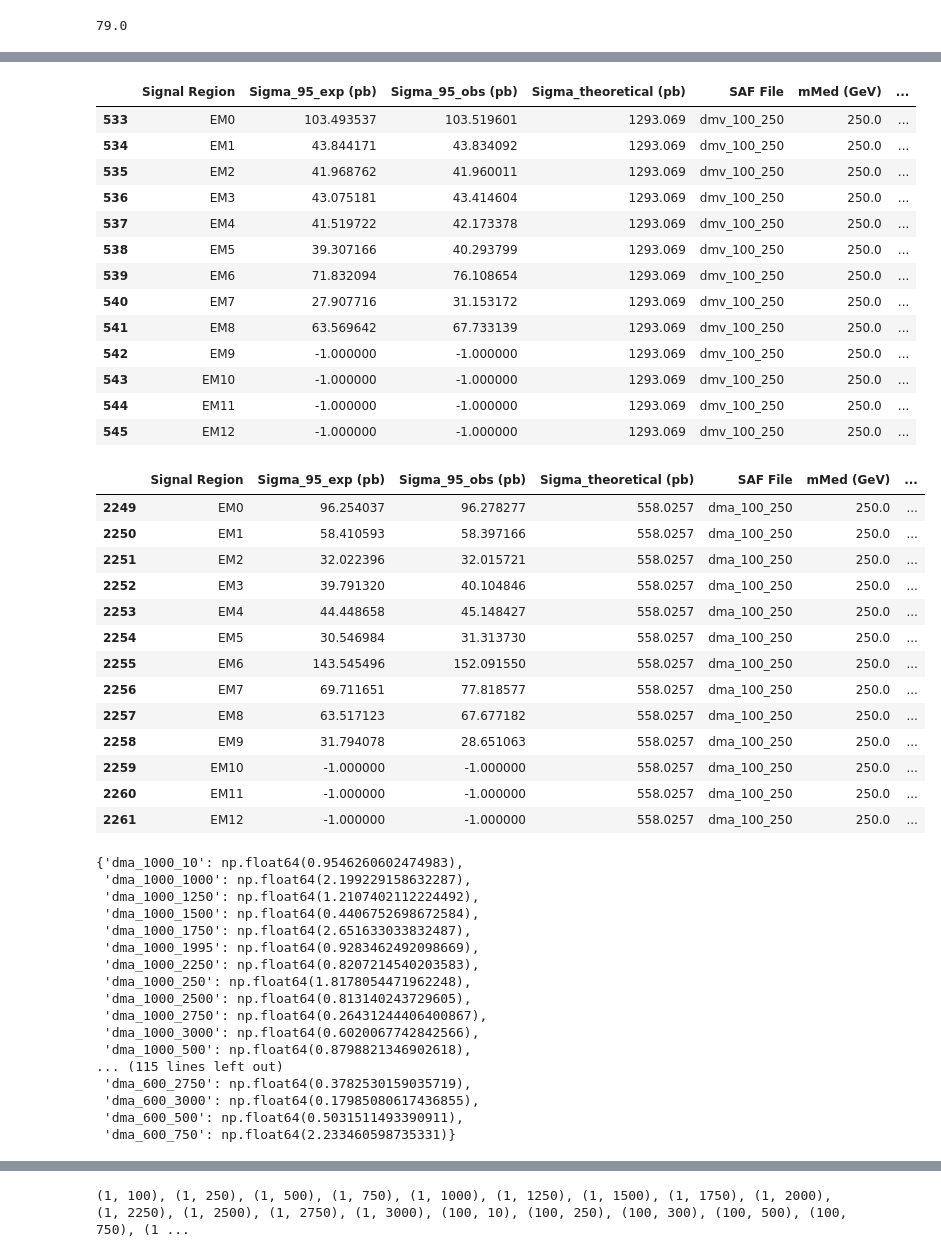
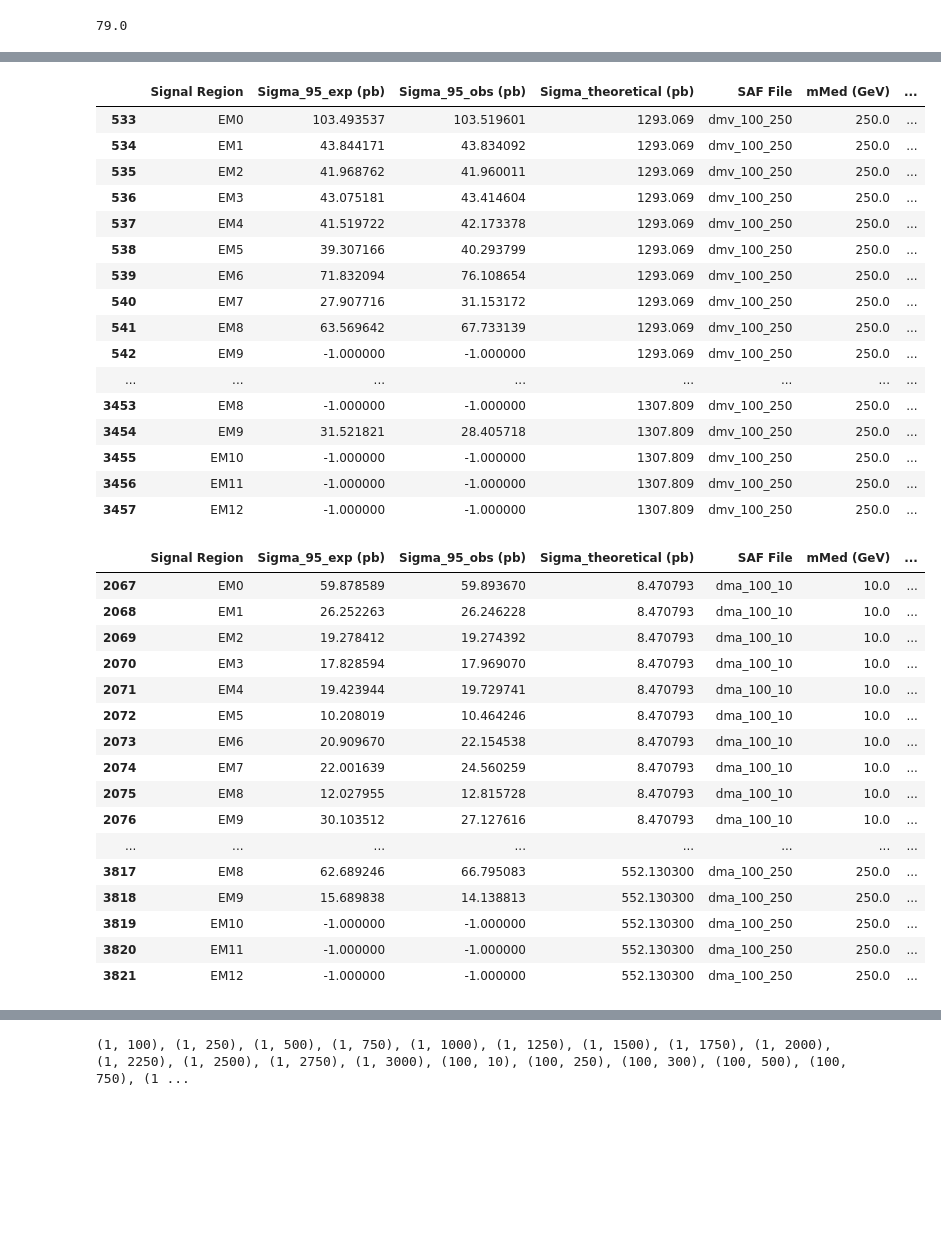
Before and after one commit to andlessa/MonoXSMS, a Jupyter notebook: ATLAS-EXOT-2018-06/notebooks/CutFlow_Spin1_comp.ipynb, the cells around one changed output, grey strips where cells are left out. Saved outputs shown, nothing was run; the diff lists cells and outputs as text; code cells hidden in the pictures; blank space fills up the shorter version.

```diff
--- a/ATLAS-EXOT-2018-06/notebooks/CutFlow_Spin1_comp.ipynb
+++ b/ATLAS-EXOT-2018-06/notebooks/CutFlow_Spin1_comp.ipynb
@@ -79,9 +79,16 @@ pd.read_pickle('../ma5Results_vector_all_effs-correct.pcl')
 # %% [output]
 79.0
 # %%
-df_a1 = pd.read_pickle('../ma5Results_axial_eff-correct.pcl')
-df_a2 = pd.read_pickle('../ma5Results_axial_add_effs-correct.pcl')
-dfs_a = [df_a1, df_a2]
+df_a1 = pd.read_pickle('../ma5Results_axial_all.pcl')
+df_a2 = pd.read_pickle('../ma5Results_axial_all_add.pcl')
+df_a3 = pd.read_pickle('../ma5_axial_all_add/ma5Results_axial_all_fix.pcl')
+dfs_a = [df_a1, df_a2, df_a3]
 
 df_a = pd.concat(dfs_a, ignore_index=True)
-df_v = pd.read_pickle('../ma5Results_vector_all_effs-correct.pcl')
+
+df_v1 = pd.read_pickle('../ma5Results_vector_all.pcl')
+df_v2 = pd.read_pickle('../ma5_vector_all_add/ma5Results_vector_all_fix.pcl')
+dfs_v = [df_v1, df_v2]
+df_v = pd.concat(dfs_v, ignore_index=True)
+# %%
+df_v = df_v[~(df_v['mMed (GeV)']==300.)]
@@ -175,43 +222,29 @@ dataVec[(dataVec['mMed (GeV)'] == 250)&(dataVec['mchi (GeV)'] == 100)]
 | 540 | EM7 | 27.907716 | 31.153172 | 1293.069 | dmv_100_250 | 250.0 | ... |
 | 541 | EM8 | 63.569642 | 67.733139 | 1293.069 | dmv_100_250 | 250.0 | ... |
 | 542 | EM9 | -1.000000 | -1.000000 | 1293.069 | dmv_100_250 | 250.0 | ... |
-| 543 | EM10 | -1.000000 | -1.000000 | 1293.069 | dmv_100_250 | 250.0 | ... |
-| 544 | EM11 | -1.000000 | -1.000000 | 1293.069 | dmv_100_250 | 250.0 | ... |
-| 545 | EM12 | -1.000000 | -1.000000 | 1293.069 | dmv_100_250 | 250.0 | ... |
+| ... | ... | ... | ... | ... | ... | ... | ... |
+| 3453 | EM8 | -1.000000 | -1.000000 | 1307.809 | dmv_100_250 | 250.0 | ... |
+| 3454 | EM9 | 31.521821 | 28.405718 | 1307.809 | dmv_100_250 | 250.0 | ... |
+| 3455 | EM10 | -1.000000 | -1.000000 | 1307.809 | dmv_100_250 | 250.0 | ... |
+| 3456 | EM11 | -1.000000 | -1.000000 | 1307.809 | dmv_100_250 | 250.0 | ... |
+| 3457 | EM12 | -1.000000 | -1.000000 | 1307.809 | dmv_100_250 | 250.0 | ... |
 # %%
-dataAx[(dataAx['mMed (GeV)'] == 250)&(dataAx['mchi (GeV)'] == 100)]
+dataAx[(dataAx['mchi (GeV)'] == 100)&(dataAx['mMed (GeV)'] < 500)]
 # %% [output]
 |  | Signal Region | Sigma_95_exp (pb) | Sigma_95_obs (pb) | Sigma_theoretical (pb) | SAF File | mMed (GeV) | ... |
-| 2249 | EM0 | 96.254037 | 96.278277 | 558.0257 | dma_100_250 | 250.0 | ... |
-| 2250 | EM1 | 58.410593 | 58.397166 | 558.0257 | dma_100_250 | 250.0 | ... |
-| 2251 | EM2 | 32.022396 | 32.015721 | 558.0257 | dma_100_250 | 250.0 | ... |
-| 2252 | EM3 | 39.791320 | 40.104846 | 558.0257 | dma_100_250 | 250.0 | ... |
-| 2253 | EM4 | 44.448658 | 45.148427 | 558.0257 | dma_100_250 | 250.0 | ... |
-| 2254 | EM5 | 30.546984 | 31.313730 | 558.0257 | dma_100_250 | 250.0 | ... |
-| 2255 | EM6 | 143.545496 | 152.091550 | 558.0257 | dma_100_250 | 250.0 | ... |
-| 2256 | EM7 | 69.711651 | 77.818577 | 558.0257 | dma_100_250 | 250.0 | ... |
-| 2257 | EM8 | 63.517123 | 67.677182 | 558.0257 | dma_100_250 | 250.0 | ... |
-| 2258 | EM9 | 31.794078 | 28.651063 | 558.0257 | dma_100_250 | 250.0 | ... |
-| 2259 | EM10 | -1.000000 | -1.000000 | 558.0257 | dma_100_250 | 250.0 | ... |
-| 2260 | EM11 | -1.000000 | -1.000000 | 558.0257 | dma_100_250 | 250.0 | ... |
-| 2261 | EM12 | -1.000000 | -1.000000 | 558.0257 | dma_100_250 | 250.0 | ... |
+| 2067 | EM0 | 59.878589 | 59.893670 | 8.470793 | dma_100_10 | 10.0 | ... |
+| 2068 | EM1 | 26.252263 | 26.246228 | 8.470793 | dma_100_10 | 10.0 | ... |
+| 2069 | EM2 | 19.278412 | 19.274392 | 8.470793 | dma_100_10 | 10.0 | ... |
+| 2070 | EM3 | 17.828594 | 17.969070 | 8.470793 | dma_100_10 | 10.0 | ... |
+| 2071 | EM4 | 19.423944 | 19.729741 | 8.470793 | dma_100_10 | 10.0 | ... |
+| 2072 | EM5 | 10.208019 | 10.464246 | 8.470793 | dma_100_10 | 10.0 | ... |
+| 2073 | EM6 | 20.909670 | 22.154538 | 8.470793 | dma_100_10 | 10.0 | ... |
+| 2074 | EM7 | 22.001639 | 24.560259 | 8.470793 | dma_100_10 | 10.0 | ... |
+| 2075 | EM8 | 12.027955 | 12.815728 | 8.470793 | dma_100_10 | 10.0 | ... |
+| 2076 | EM9 | 30.103512 | 27.127616 | 8.470793 | dma_100_10 | 10.0 | ... |
+| ... | ... | ... | ... | ... | ... | ... | ... |
+| 3817 | EM8 | 62.689246 | 66.795083 | 552.130300 | dma_100_250 | 250.0 | ... |
+| 3818 | EM9 | 15.689838 | 14.138813 | 552.130300 | dma_100_250 | 250.0 | ... |
+| 3819 | EM10 | -1.000000 | -1.000000 | 552.130300 | dma_100_250 | 250.0 | ... |
+| 3820 | EM11 | -1.000000 | -1.000000 | 552.130300 | dma_100_250 | 250.0 | ... |
+| 3821 | EM12 | -1.000000 | -1.000000 | 552.130300 | dma_100_250 | 250.0 | ... |
-# %%
-redChis_dict
-# %% [output]
-{'dma_1000_10': np.float64(0.9546260602474983),
- 'dma_1000_1000': np.float64(2.199229158632287),
- 'dma_1000_1250': np.float64(1.2107402112224492),
- 'dma_1000_1500': np.float64(0.4406752698672584),
- 'dma_1000_1750': np.float64(2.651633033832487),
- 'dma_1000_1995': np.float64(0.9283462492098669),
- 'dma_1000_2250': np.float64(0.8207214540203583),
- 'dma_1000_250': np.float64(1.8178054471962248),
- 'dma_1000_2500': np.float64(0.813140243729605),
- 'dma_1000_2750': np.float64(0.26431244406400867),
- 'dma_1000_3000': np.float64(0.6020067742842566),
- 'dma_1000_500': np.float64(0.8798821346902618),
-... (115 lines left out)
- 'dma_600_2750': np.float64(0.3782530159035719),
- 'dma_600_3000': np.float64(0.17985080617436855),
- 'dma_600_500': np.float64(0.5031511493390911),
- 'dma_600_750': np.float64(2.233460598735331)}
```
Also changed, not shown: parts of 16 cells of this notebook, 22 other files.
